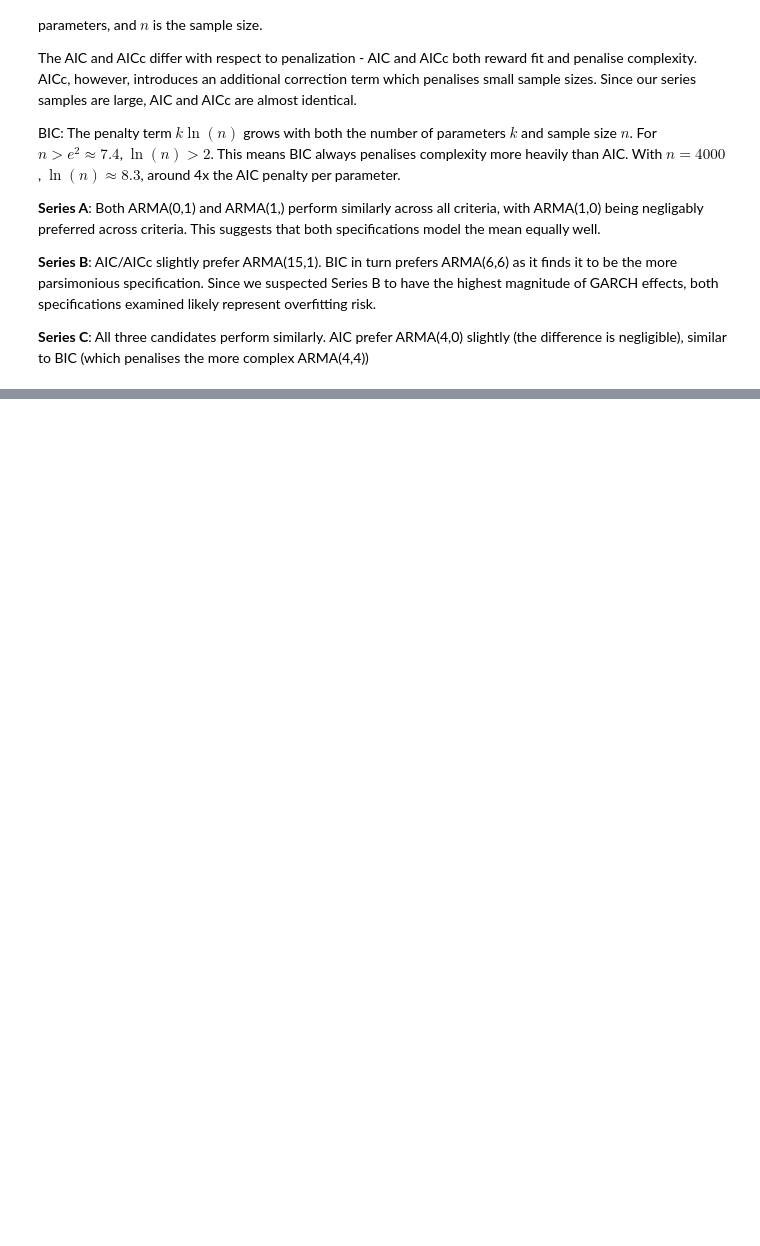
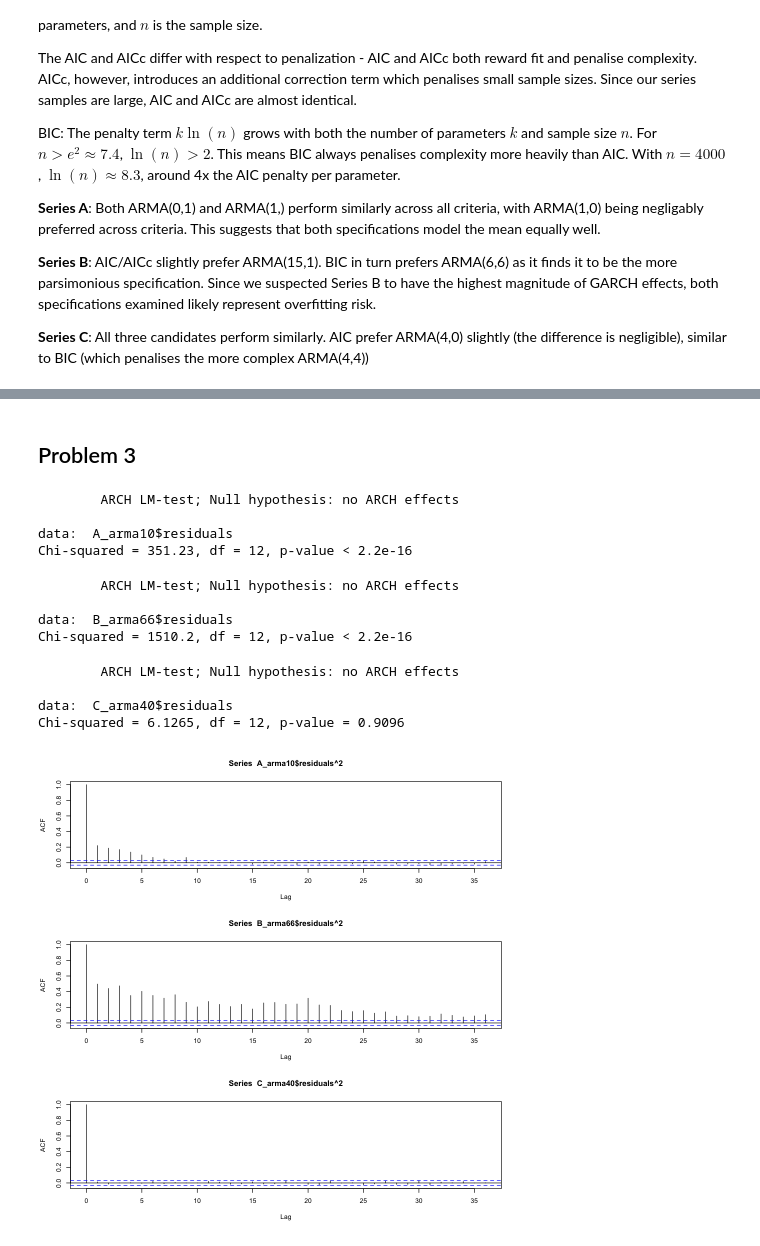
Before and after one commit to mildemx/FE1_Homeworks, a Jupyter notebook: HMW2/F_Econ_HW2_Max.ipynb, the cells around one changed output, grey strips where cells are left out. Saved outputs shown, nothing was run; the diff lists cells and outputs as text; code cells hidden in the pictures; blank space fills up the shorter version.

```diff
--- a/HMW2/F_Econ_HW2_Max.ipynb
+++ b/HMW2/F_Econ_HW2_Max.ipynb
@@ -706,0 +734,26 @@ Based on the information criteria and ACF/PACF graphs (for the examined specific
+# %% [markdown]
+## Problem 3
+# %%
+options(repr.plot.height=8, repr.plot.width=8)
+par(mfrow=c(3,1))
+acf(A_arma10$residuals^2)
+acf(B_arma66$residuals^2)
+acf(C_arma40$residuals^2)
+
+ArchTest(A_arma10$residuals) #conditional heteroscedasticity test
+ArchTest(B_arma66$residuals)
+ArchTest(C_arma40$residuals)
+# %% [output]
+        ARCH LM-test; Null hypothesis: no ARCH effects
+
+data:  A_arma10$residuals
+Chi-squared = 351.23, df = 12, p-value < 2.2e-16
+        ARCH LM-test; Null hypothesis: no ARCH effects
+
+data:  B_arma66$residuals
+Chi-squared = 1510.2, df = 12, p-value < 2.2e-16
+        ARCH LM-test; Null hypothesis: no ARCH effects
+
+data:  C_arma40$residuals
+Chi-squared = 6.1265, df = 12, p-value = 0.9096
+[figure, added]
```
Also changed, not shown: parts of 3 cells of this notebook.
